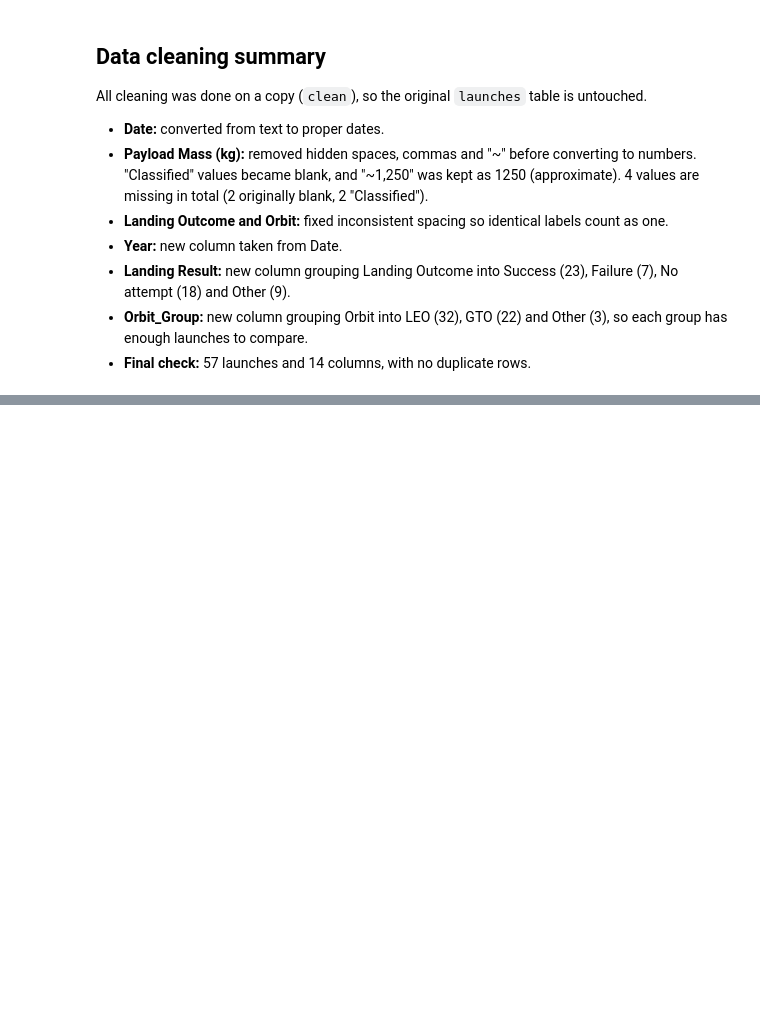
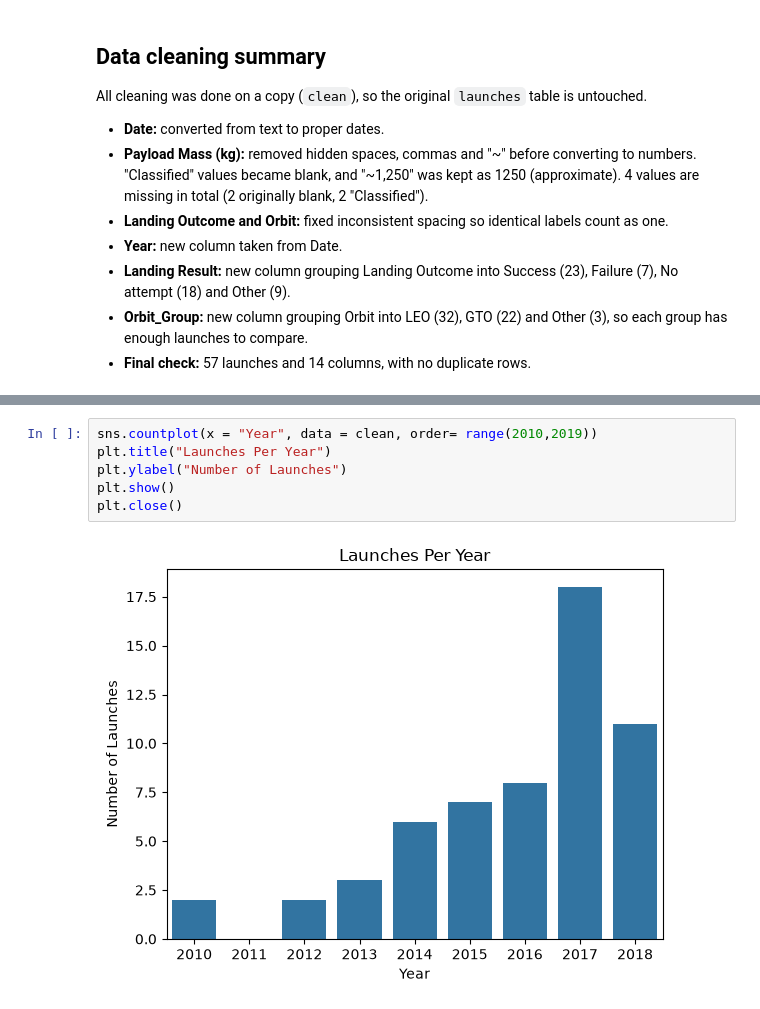
Before and after one commit to harshaie/AI-Foundations-Project, a Jupyter notebook: AI Foundations Project.ipynb, the cells around one changed output, grey strips where cells are left out. Saved outputs shown, nothing was run; the diff lists cells and outputs as text; blank space fills up the shorter version.

```diff
--- a/AI Foundations Project.ipynb
+++ b/AI Foundations Project.ipynb
@@ -358,0 +387,8 @@ All cleaning was done on a copy (`clean`), so the original `launches` table is u
+# %%
+sns.countplot(x = "Year", data = clean, order= range(2010,2019))
+plt.title("Launches Per Year")
+plt.ylabel("Number of Launches")
+plt.show()
+plt.close()
+# %% [output]
+[figure, added]
```
Also changed, not shown: parts of 5 cells of this notebook.
